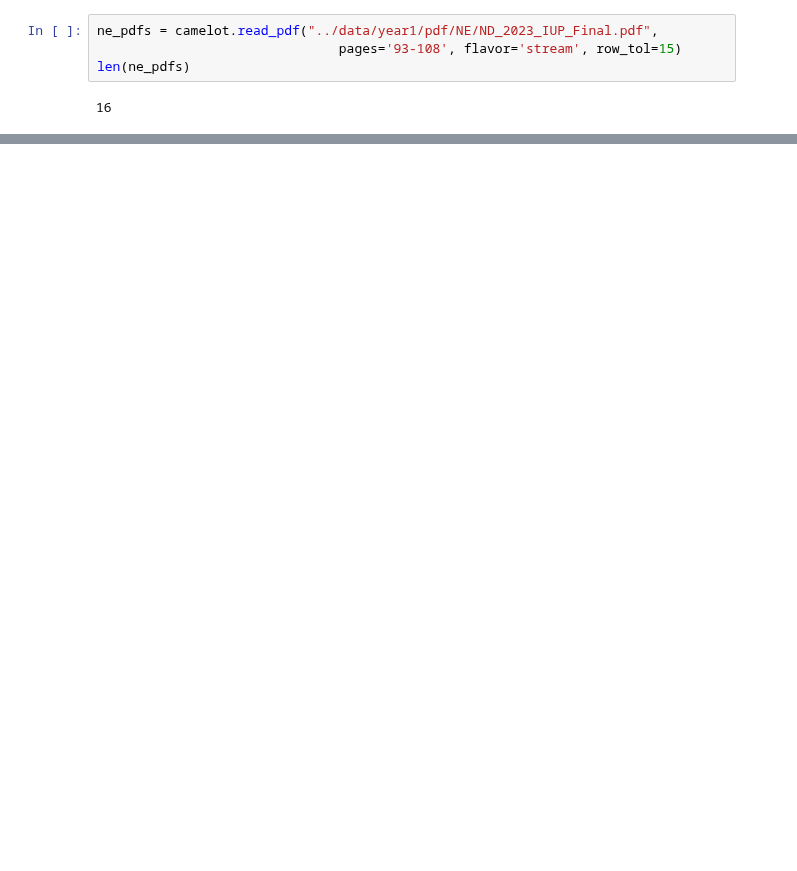
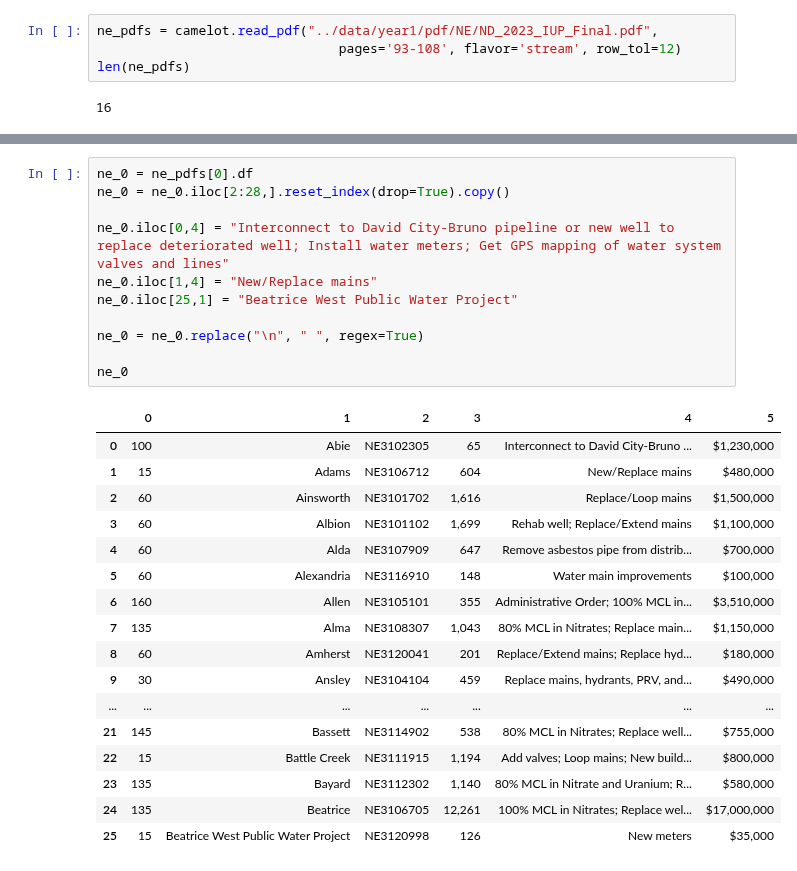
Before and after one commit to Environmental-Policy-Innovation-Center/dw-dashboard, a Jupyter notebook: pdf-parsing-code/parse-ne.ipynb, the cells around one changed output, grey strips where cells are left out. Saved outputs shown, nothing was run; the diff lists cells and outputs as text; blank space fills up the shorter version.

```diff
--- a/pdf-parsing-code/parse-ne.ipynb
+++ b/pdf-parsing-code/parse-ne.ipynb
@@ -27,7 +27,7 @@ ne.to_csv("ne_4.csv", index=False)
 ### Appendix B2
 # %%
 ne_pdfs = camelot.read_pdf("../data/year1/pdf/NE/ND_2023_IUP_Final.pdf",
-                               pages='93-108', flavor='stream', row_tol=15)
+                               pages='93-108', flavor='stream', row_tol=12)
 len(ne_pdfs)
 # %% [output]
 16
@@ -53,0 +34,29 @@ ne_pdfs[0].df
+# %%
+ne_0 = ne_pdfs[0].df
+ne_0 = ne_0.iloc[2:28,].reset_index(drop=True).copy()
+
+ne_0.iloc[0,4] = "Interconnect to David City-Bruno pipeline or new well to replace deteriorated well; Install water meters; Get GPS mapping of water system valves and lines"
+ne_0.iloc[1,4] = "New/Replace mains"
+ne_0.iloc[25,1] = "Beatrice West Public Water Project"
+
+ne_0 = ne_0.replace("\n", " ", regex=True)
+
+ne_0
+# %% [output]
+|  | 0 | 1 | 2 | 3 | 4 | 5 |
+| 0 | 100 | Abie | NE3102305 | 65 | Interconnect to David City-Bruno ... | $1,230,000 |
+| 1 | 15 | Adams | NE3106712 | 604 | New/Replace mains | $480,000 |
+| 2 | 60 | Ainsworth | NE3101702 | 1,616 | Replace/Loop mains | $1,500,000 |
+| 3 | 60 | Albion | NE3101102 | 1,699 | Rehab well; Replace/Extend mains | $1,100,000 |
+| 4 | 60 | Alda | NE3107909 | 647 | Remove asbestos pipe from distrib... | $700,000 |
+| 5 | 60 | Alexandria | NE3116910 | 148 | Water main improvements | $100,000 |
+| 6 | 160 | Allen | NE3105101 | 355 | Administrative Order; 100% MCL in... | $3,510,000 |
+| 7 | 135 | Alma | NE3108307 | 1,043 | 80% MCL in Nitrates; Replace main... | $1,150,000 |
+| 8 | 60 | Amherst | NE3120041 | 201 | Replace/Extend mains; Replace hyd... | $180,000 |
+| 9 | 30 | Ansley | NE3104104 | 459 | Replace mains, hydrants, PRV, and... | $490,000 |
+| ... | ... | ... | ... | ... | ... | ... |
+| 21 | 145 | Bassett | NE3114902 | 538 | 80% MCL in Nitrates; Replace well... | $755,000 |
+| 22 | 15 | Battle Creek | NE3111915 | 1,194 | Add valves; Loop mains; New build... | $800,000 |
+| 23 | 135 | Bayard | NE3112302 | 1,140 | 80% MCL in Nitrate and Uranium; R... | $580,000 |
+| 24 | 135 | Beatrice | NE3106705 | 12,261 | 100% MCL in Nitrates; Replace wel... | $17,000,000 |
+| 25 | 15 | Beatrice West Public Water Project | NE3120998 | 126 | New meters | $35,000 |
```
Also changed, not shown: parts of 17 cells of this notebook, 2 other files.
